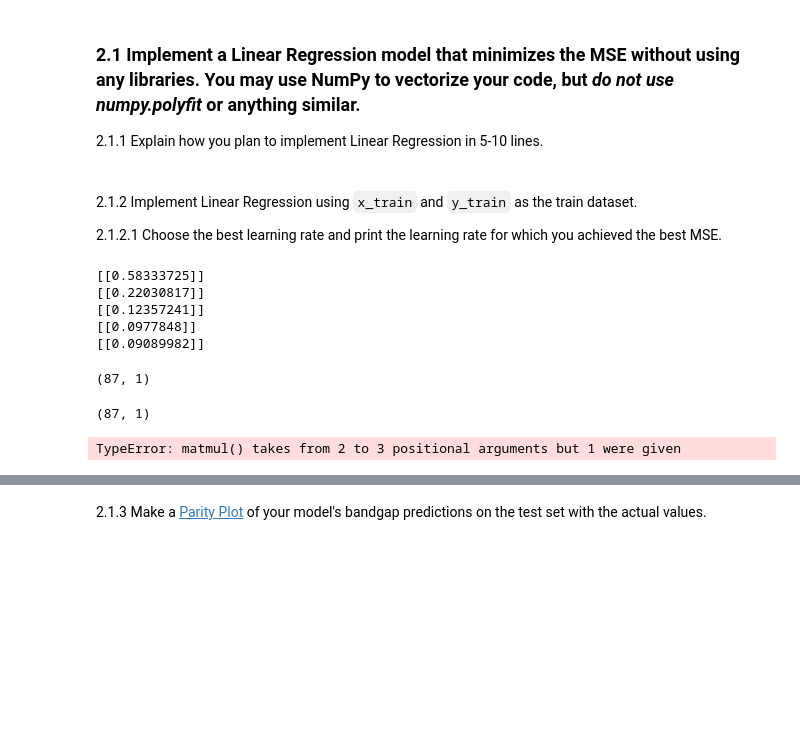
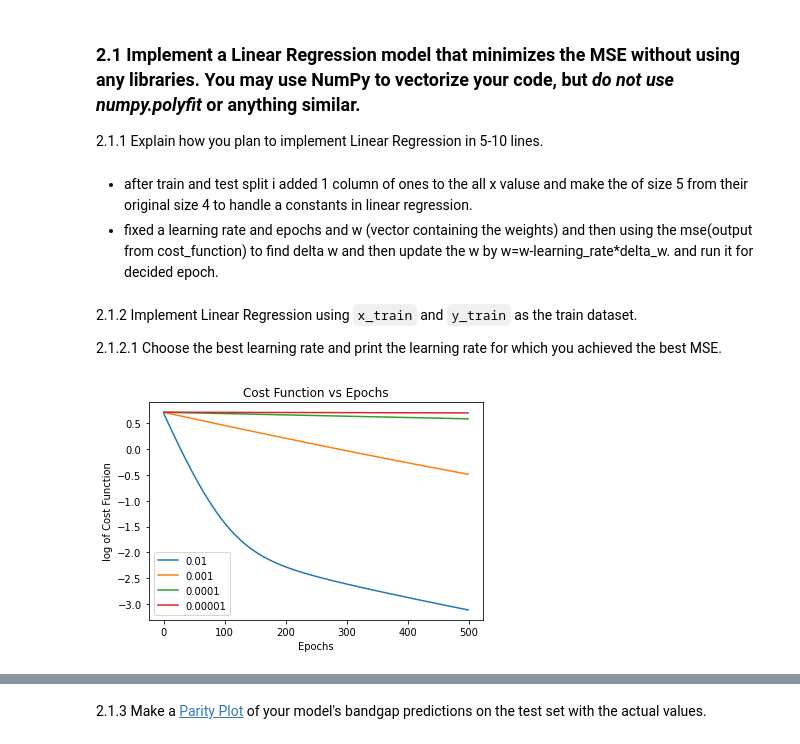
Before and after one commit to Architjain128/SMAI, a Jupyter notebook: Assignment2/rollnumber_Assignment2_Q2.ipynb, the cells around one changed output, grey strips where cells are left out. Saved outputs shown, nothing was run; the diff lists cells and outputs as text; code cells hidden in the pictures; blank space fills up the shorter version.

```diff
--- a/Assignment2/rollnumber_Assignment2_Q2.ipynb
+++ b/Assignment2/rollnumber_Assignment2_Q2.ipynb
@@ -48,7 +49,8 @@ y_test = [x[1] for x in all_molecules[num_train:]]
 
 2.1.1 Explain how you plan to implement Linear Regression in 5-10 lines.
 # %% [markdown]
-<!-- your answer to 1.1.1 -->
++ after train and test split i added 1 column of ones to the all x valuse and make the of size 5 from their original size 4 to handle a constants in linear regression.
++ fixed a learning rate and epochs and w (vector containing the weights) and then using the mse(output from cost_function) to find delta w and then update the w by w=w-learning_rate*delta_w. and run it for decided epoch.
 # %% [markdown]
 2.1.2 Implement Linear Regression using `x_train` and `y_train` as the train dataset.
 
@@ -69,12 +71,8 @@ def gradiant(x, y, w,learning_rate,epoch):
         cost=np.matmul(x.T,(h-y))/m
         w=w-learning_rate*cost
         cc=cost_function(x,y,w)
-        arr.append(cc)
-        print(cc)
+        arr.append(cc[0])
     return w,arr
-
-def predict(x, w):
-    return hypothesis(x, w)
 # %%
 for i in range(len(x_train)):
     x_train[i] = np.array([1]+x_train[i])
@@ -92,22 +86,14 @@ num_epochs = 5
 # %%
-theta, J_all = gradiant(x_train, y_train, w, learning_rate, num_epochs)
+learning_rates = [0.01,0.001,0.0001,0.00001]
+epochs = 500
+for learning_rate in learning_rates:
+    w = np.zeros((x_train.shape[1], 1))
+    w,cost_array = gradiant(x_train, y_train, w, learning_rate, epochs)
+    plt.plot(np.log(cost_array))
+plt.title('Cost Function vs Epochs')
+plt.xlabel('Epochs')
+plt.ylabel('log of Cost Function')
+plt.legend(['0.01', '0.001', '0.0001', '0.00001'])
+plt.show()
 # %% [output]
-[[0.58333725]]
-[[0.22030817]]
-[[0.12357241]]
-[[0.0977848]]
-[[0.09089982]]
+[figure, added]
-# %%
-c=J_all.reshape(-1,1)
-c.shape
-# %% [output]
-(87, 1)
-# %%
-theta.shape
-# %% [output]
-(87, 1)
-# %%
-J = cost_function(x_train, y_train, theta)
-J
-# %% [output]
-TypeError: matmul() takes from 2 to 3 positional arguments but 1 were given
```
Also changed, not shown: parts of 6 cells of this notebook.
